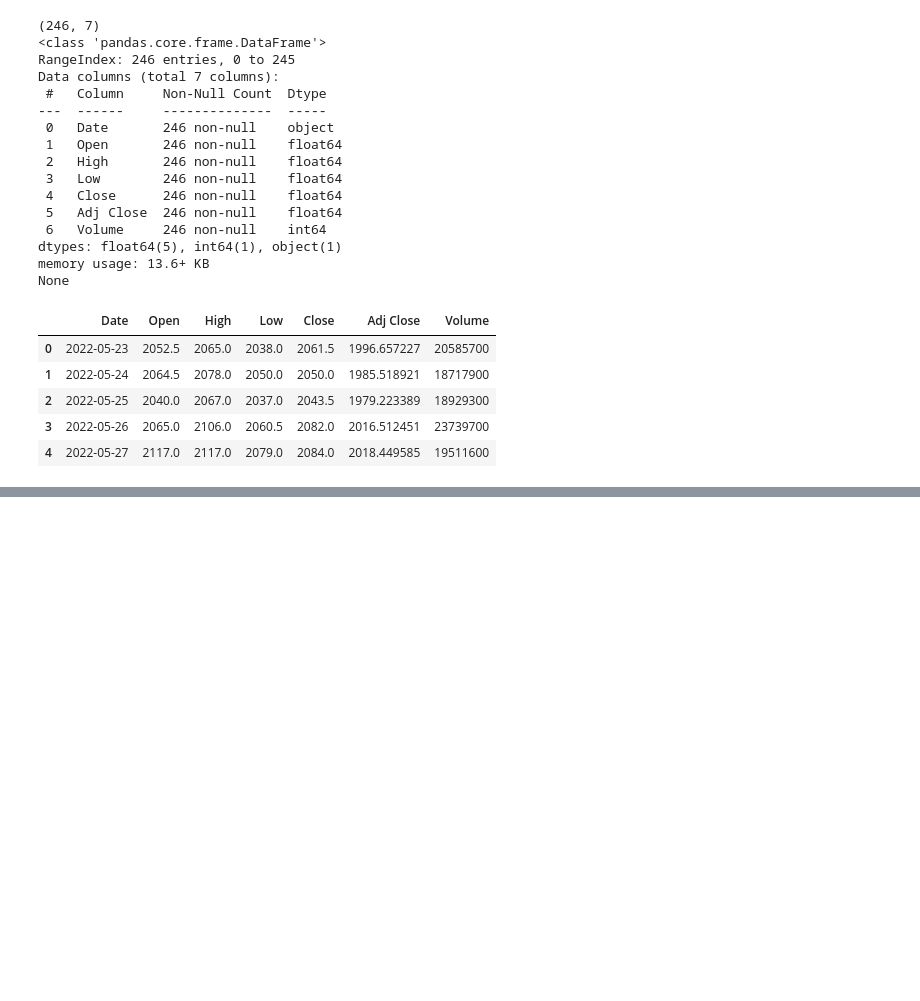
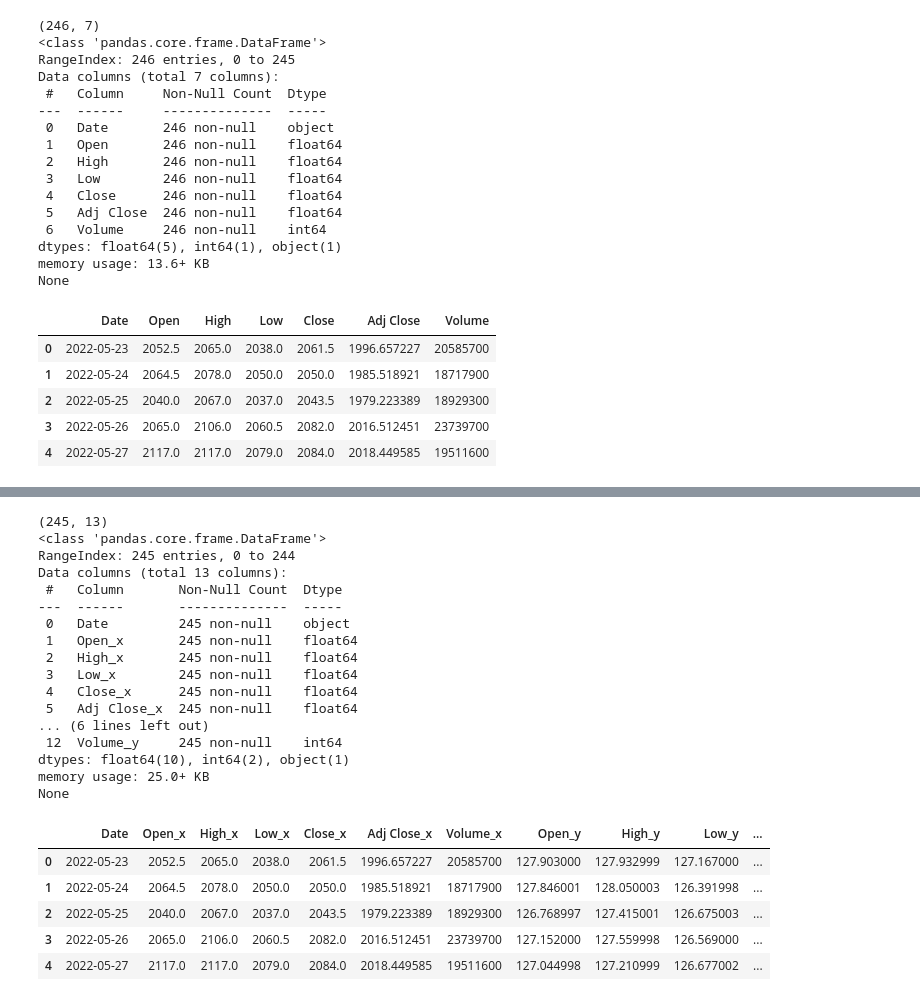
Before and after one commit to Yuji181181/ML_learning, a Jupyter notebook: CS3-final/7-e/7-1.ipynb, the cells around one changed output, grey strips where cells are left out. Saved outputs shown, nothing was run; the diff lists cells and outputs as text; code cells hidden in the pictures; blank space fills up the shorter version.

```diff
--- a/CS3-final/7-e/7-1.ipynb
+++ b/CS3-final/7-e/7-1.ipynb
@@ -34,0 +66,28 @@ None
+# %%
+print(df_merge.shape)
+print(df_merge.info())
+display(df_merge.head())
+# %% [output]
+(245, 13)
+<class 'pandas.core.frame.DataFrame'>
+RangeIndex: 245 entries, 0 to 244
+Data columns (total 13 columns):
+ #   Column       Non-Null Count  Dtype
+---  ------       --------------  -----
+ 0   Date         245 non-null    object
+ 1   Open_x       245 non-null    float64
+ 2   High_x       245 non-null    float64
+ 3   Low_x        245 non-null    float64
+ 4   Close_x      245 non-null    float64
+ 5   Adj Close_x  245 non-null    float64
+... (6 lines left out)
+ 12  Volume_y     245 non-null    int64
+dtypes: float64(10), int64(2), object(1)
+memory usage: 25.0+ KB
+None
+|  | Date | Open_x | High_x | Low_x | Close_x | Adj Close_x | Volume_x | Open_y | High_y | Low_y | ... |
+| 0 | 2022-05-23 | 2052.5 | 2065.0 | 2038.0 | 2061.5 | 1996.657227 | 20585700 | 127.903000 | 127.932999 | 127.167000 | ... |
+| 1 | 2022-05-24 | 2064.5 | 2078.0 | 2050.0 | 2050.0 | 1985.518921 | 18717900 | 127.846001 | 128.050003 | 126.391998 | ... |
+| 2 | 2022-05-25 | 2040.0 | 2067.0 | 2037.0 | 2043.5 | 1979.223389 | 18929300 | 126.768997 | 127.415001 | 126.675003 | ... |
+| 3 | 2022-05-26 | 2065.0 | 2106.0 | 2060.5 | 2082.0 | 2016.512451 | 23739700 | 127.152000 | 127.559998 | 126.569000 | ... |
+| 4 | 2022-05-27 | 2117.0 | 2117.0 | 2079.0 | 2084.0 | 2018.449585 | 19511600 | 127.044998 | 127.210999 | 126.677002 | ... |
```
Also changed, not shown: parts of 6 cells of this notebook, 1 other file.
